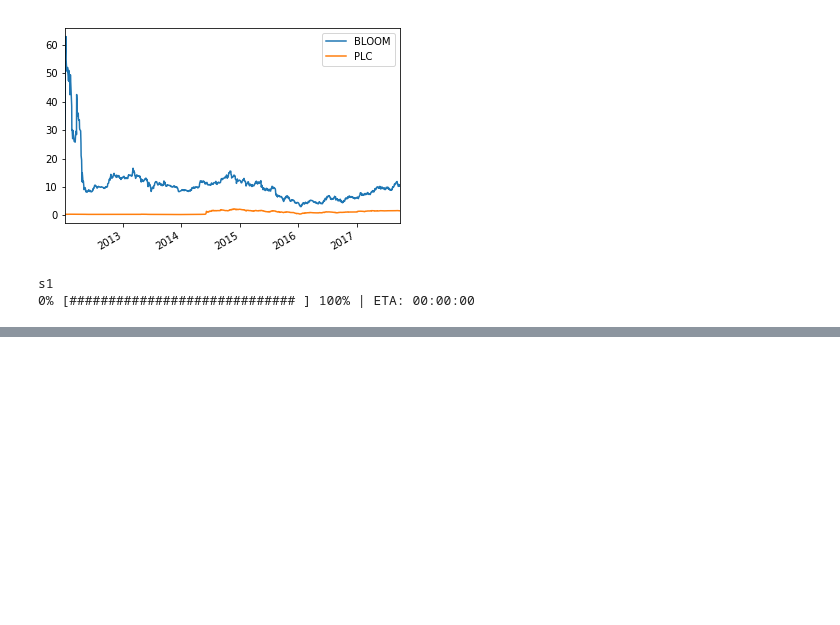
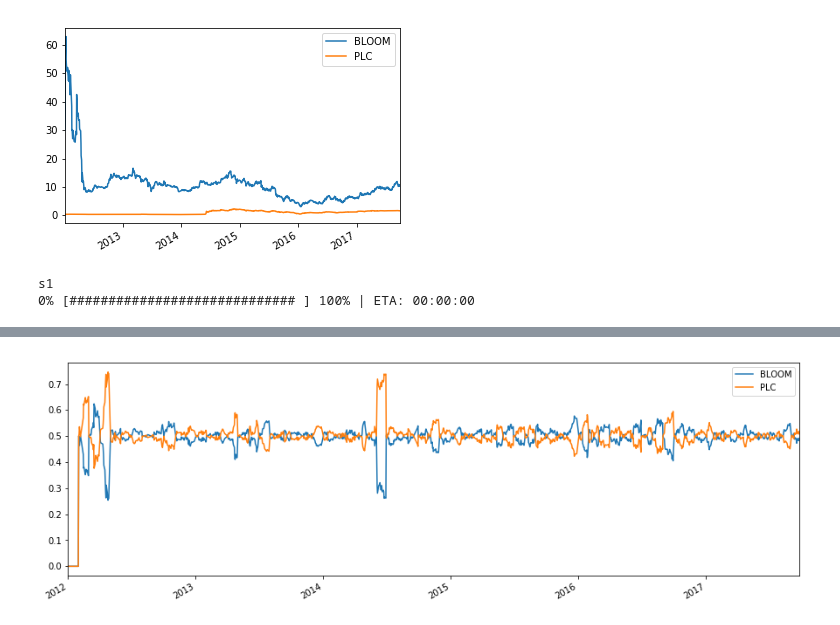
Before and after one commit to quantsph/quantfinance, a Jupyter notebook: bt_bloom_plc.ipynb, the cells around one changed output, grey strips where cells are left out. Saved outputs shown, nothing was run; the diff lists cells and outputs as text; code cells hidden in the pictures; blank space fills up the shorter version.

```diff
--- a/bt_bloom_plc.ipynb
+++ b/bt_bloom_plc.ipynb
@@ -57,0 +83,5 @@ res.plot()
+# %%
+# and just to make sure everything went along as planned, let's plot the security weights over time
+res.plot_security_weights()
+# %% [output]
+[figure, added]
```
Also changed, not shown: parts of 4 cells of this notebook, 1 other file.
